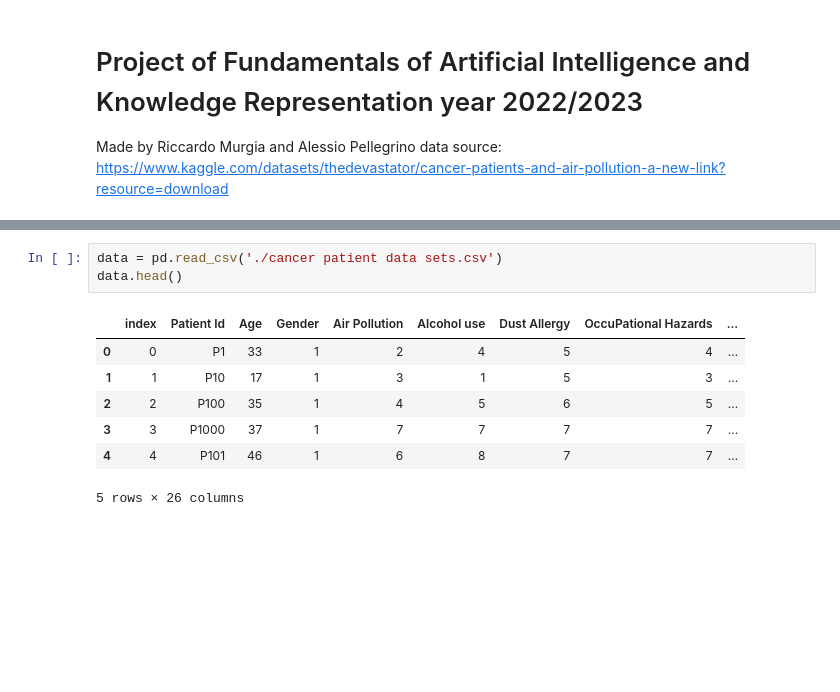
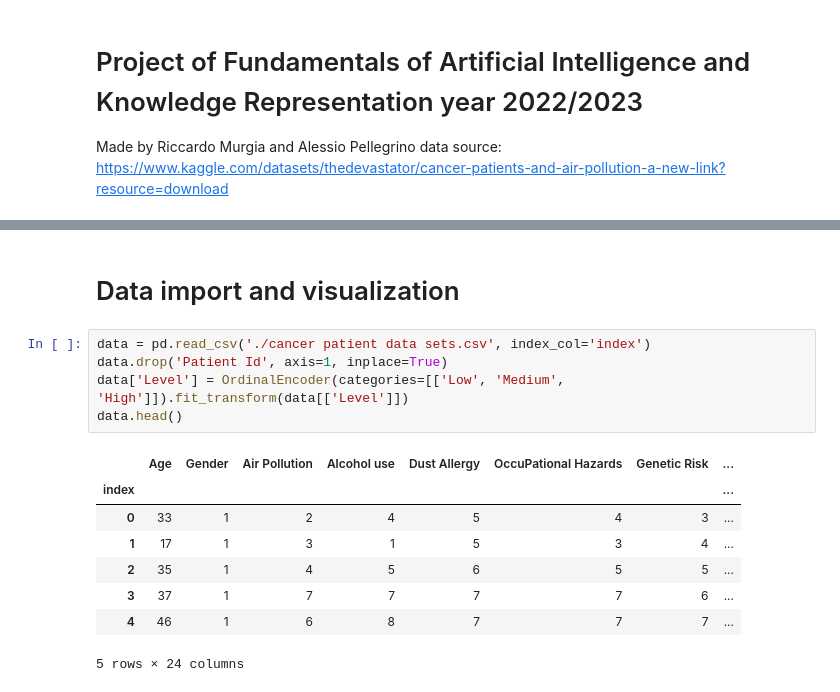
Before and after one commit to SeppiaBrilla/FAIKR_2023_MOD_3_Project, a Jupyter notebook: FAIRK_2023_MOD_3_Project.ipynb, the cells around one changed output, grey strips where cells are left out. Cells and saved outputs as stored; diff of their text form; blank space fills up the shorter version.

Commit message:
data visualization

```diff
--- a/FAIRK_2023_MOD_3_Project.ipynb
+++ b/FAIRK_2023_MOD_3_Project.ipynb
@@ -10,11 +16,16 @@ import pgmpy as pg
+# %% [markdown]
+# Data import and visualization
 # %%
-data = pd.read_csv('./cancer patient data sets.csv')
+data = pd.read_csv('./cancer patient data sets.csv', index_col='index')
+data.drop('Patient Id', axis=1, inplace=True)
+data['Level'] = OrdinalEncoder(categories=[['Low', 'Medium', 'High']]).fit_transform(data[['Level']])
 data.head()
 # %% [output]
-|  | index | Patient Id | Age | Gender | Air Pollution | Alcohol use | Dust Allergy | OccuPational Hazards | ... |
-| 0 | 0 | P1 | 33 | 1 | 2 | 4 | 5 | 4 | ... |
-| 1 | 1 | P10 | 17 | 1 | 3 | 1 | 5 | 3 | ... |
-| 2 | 2 | P100 | 35 | 1 | 4 | 5 | 6 | 5 | ... |
-| 3 | 3 | P1000 | 37 | 1 | 7 | 7 | 7 | 7 | ... |
-| 4 | 4 | P101 | 46 | 1 | 6 | 8 | 7 | 7 | ... |
+|  | Age | Gender | Air Pollution | Alcohol use | Dust Allergy | OccuPational Hazards | Genetic Risk | ... |
+| index |  |  |  |  |  |  |  | ... |
+| 0 | 33 | 1 | 2 | 4 | 5 | 4 | 3 | ... |
+| 1 | 17 | 1 | 3 | 1 | 5 | 3 | 4 | ... |
+| 2 | 35 | 1 | 4 | 5 | 6 | 5 | 5 | ... |
+| 3 | 37 | 1 | 7 | 7 | 7 | 7 | 6 | ... |
+| 4 | 46 | 1 | 6 | 8 | 7 | 7 | 7 | ... |
-5 rows × 26 columns
+5 rows × 24 columns
```
Also changed, not shown: parts of 8 cells of this notebook.
